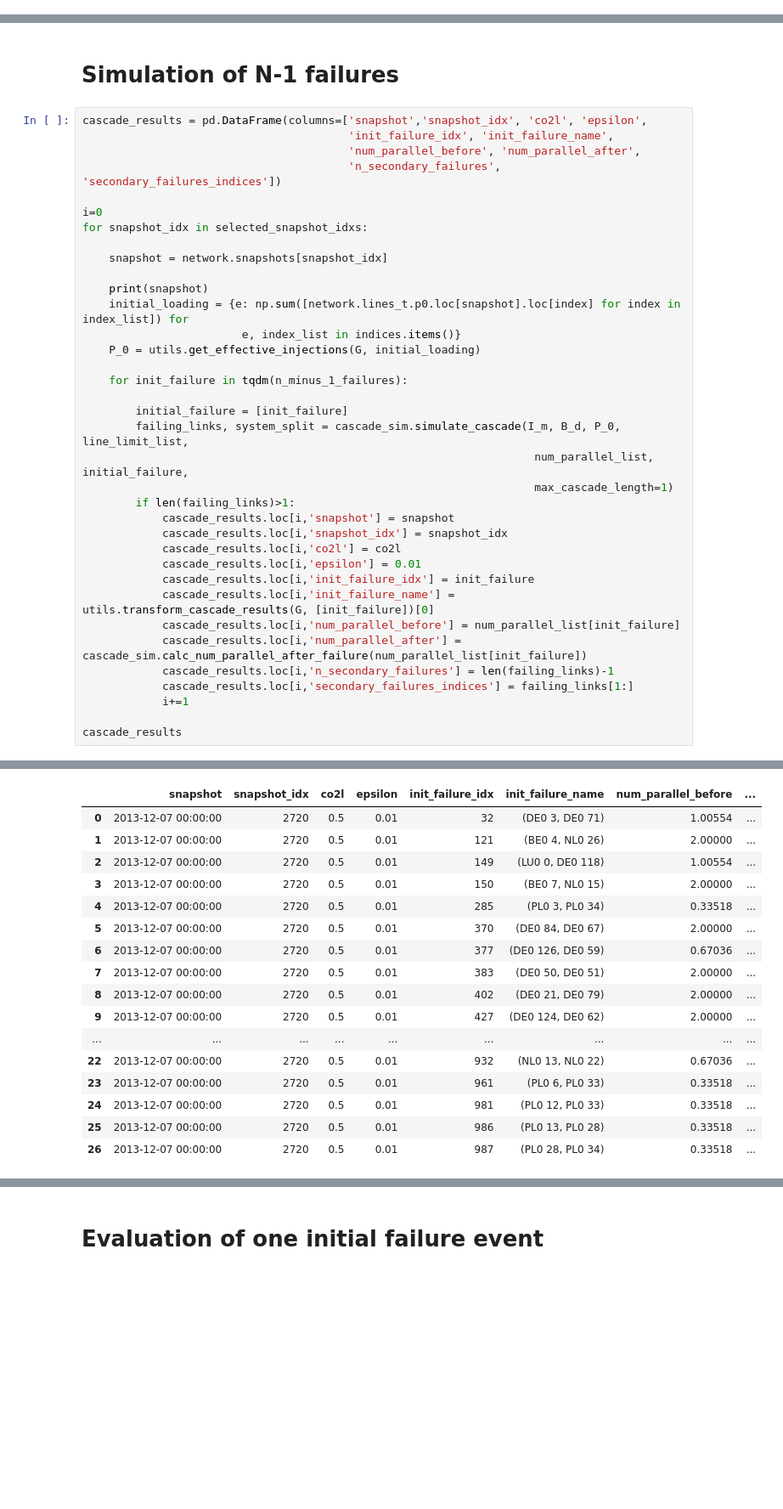
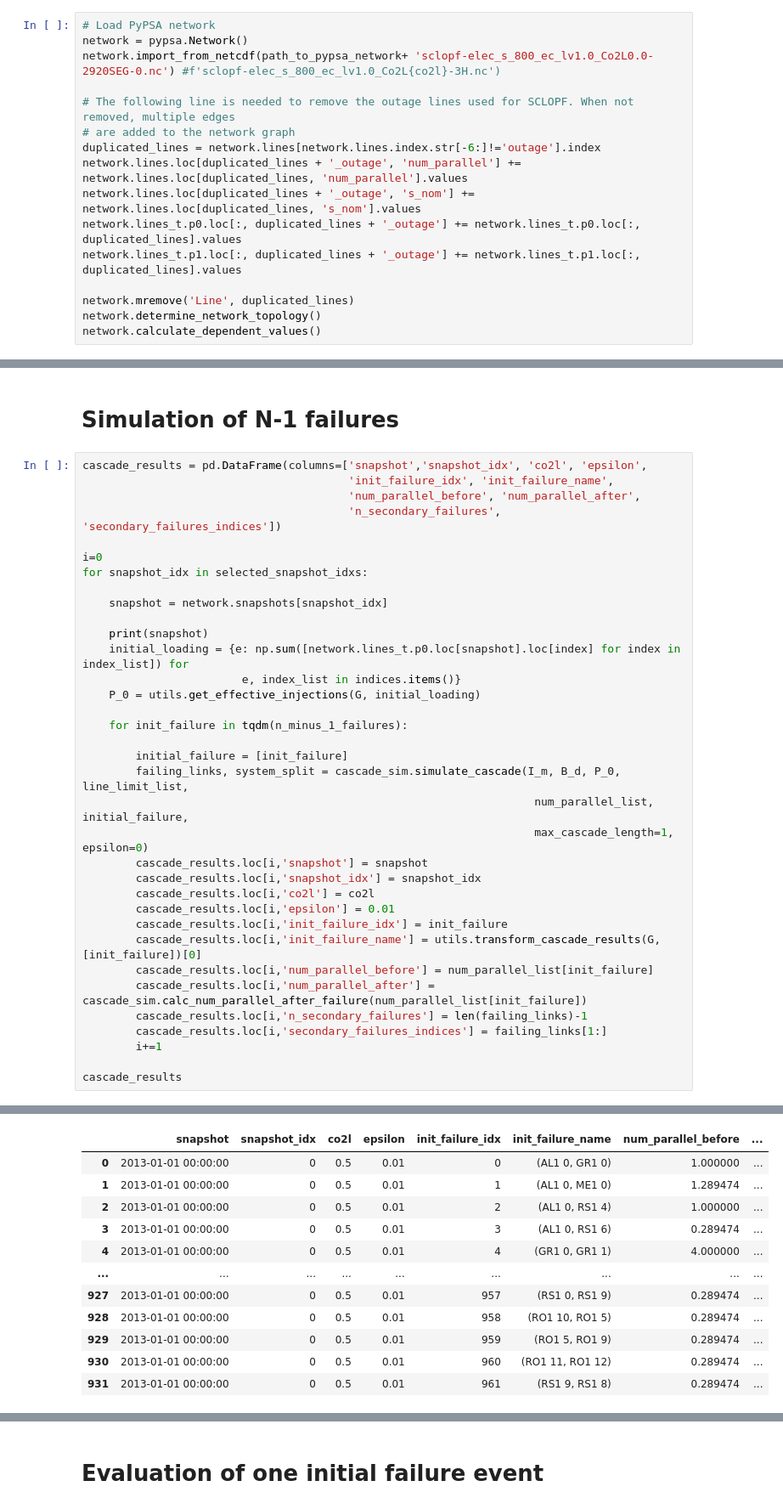
Before and after one commit to maurizio-titz/Power-system-split, a Jupyter notebook: notebooks/n-1_stability.ipynb, the cells around one changed output, grey strips where cells are left out. Shown: that part at 85% size. Saved outputs shown, nothing was run; the diff lists cells and outputs as text; blank space fills up the shorter version.

```diff
--- a/notebooks/n-1_stability.ipynb
+++ b/notebooks/n-1_stability.ipynb
@@ -24,2 +24,18 @@ selected_snapshot_idxs = np.random.randint(0,2920, size=1)
 # %% [markdown]
 # Load PyPSA network and prepare matrices
+# %%
+# Load PyPSA network
+network = pypsa.Network()
+network.import_from_netcdf(path_to_pypsa_network+ 'sclopf-elec_s_800_ec_lv1.0_Co2L0.0-2920SEG-0.nc') #f'sclopf-elec_s_800_ec_lv1.0_Co2L{co2l}-3H.nc')
+
+# The following line is needed to remove the outage lines used for SCLOPF. When not removed, multiple edges
+# are added to the network graph
+duplicated_lines = network.lines[network.lines.index.str[-6:]!='outage'].index
+network.lines.loc[duplicated_lines + '_outage', 'num_parallel'] +=  network.lines.loc[duplicated_lines, 'num_parallel'].values
+network.lines.loc[duplicated_lines + '_outage', 's_nom'] +=  network.lines.loc[duplicated_lines, 's_nom'].values
+network.lines_t.p0.loc[:, duplicated_lines + '_outage'] += network.lines_t.p0.loc[:, duplicated_lines].values
+network.lines_t.p1.loc[:, duplicated_lines + '_outage'] += network.lines_t.p1.loc[:, duplicated_lines].values
+
+network.mremove('Line', duplicated_lines)
+network.determine_network_topology()
+network.calculate_dependent_values()
@@ -99,19 +106,18 @@ for snapshot_idx in selected_snapshot_idxs:
         initial_failure = [init_failure]
         failing_links, system_split = cascade_sim.simulate_cascade(I_m, B_d, P_0, line_limit_list,
                                                                     num_parallel_list, initial_failure,
-                                                                    max_cascade_length=1)
-        if len(failing_links)>1:
-            cascade_results.loc[i,'snapshot'] = snapshot
-            cascade_results.loc[i,'snapshot_idx'] = snapshot_idx
-            cascade_results.loc[i,'co2l'] = co2l
-            cascade_results.loc[i,'epsilon'] = 0.01
-            cascade_results.loc[i,'init_failure_idx'] = init_failure
-            cascade_results.loc[i,'init_failure_name'] = utils.transform_cascade_results(G, [init_failure])[0]
-            cascade_results.loc[i,'num_parallel_before'] = num_parallel_list[init_failure]
-            cascade_results.loc[i,'num_parallel_after'] = cascade_sim.calc_num_parallel_after_failure(num_parallel_list[init_failure])
-            cascade_results.loc[i,'n_secondary_failures'] = len(failing_links)-1
-            cascade_results.loc[i,'secondary_failures_indices'] = failing_links[1:]
-            i+=1
+                                                                    max_cascade_length=1, epsilon=0)
+        cascade_results.loc[i,'snapshot'] = snapshot
+        cascade_results.loc[i,'snapshot_idx'] = snapshot_idx
+        cascade_results.loc[i,'co2l'] = co2l
+        cascade_results.loc[i,'epsilon'] = 0.01
+        cascade_results.loc[i,'init_failure_idx'] = init_failure
+        cascade_results.loc[i,'init_failure_name'] = utils.transform_cascade_results(G, [init_failure])[0]
+        cascade_results.loc[i,'num_parallel_before'] = num_parallel_list[init_failure]
+        cascade_results.loc[i,'num_parallel_after'] = cascade_sim.calc_num_parallel_after_failure(num_parallel_list[init_failure])
+        cascade_results.loc[i,'n_secondary_failures'] = len(failing_links)-1
+        cascade_results.loc[i,'secondary_failures_indices'] = failing_links[1:]
+        i+=1
 
 cascade_results
 # %% [output]
@@ -119,17 +125,12 @@ cascade_results
 |  | snapshot | snapshot_idx | co2l | epsilon | init_failure_idx | init_failure_name | num_parallel_before | ... |
-| 0 | 2013-12-07 00:00:00 | 2720 | 0.5 | 0.01 | 32 | (DE0 3, DE0 71) | 1.00554 | ... |
-| 1 | 2013-12-07 00:00:00 | 2720 | 0.5 | 0.01 | 121 | (BE0 4, NL0 26) | 2.00000 | ... |
-| 2 | 2013-12-07 00:00:00 | 2720 | 0.5 | 0.01 | 149 | (LU0 0, DE0 118) | 1.00554 | ... |
-| 3 | 2013-12-07 00:00:00 | 2720 | 0.5 | 0.01 | 150 | (BE0 7, NL0 15) | 2.00000 | ... |
-| 4 | 2013-12-07 00:00:00 | 2720 | 0.5 | 0.01 | 285 | (PL0 3, PL0 34) | 0.33518 | ... |
-| 5 | 2013-12-07 00:00:00 | 2720 | 0.5 | 0.01 | 370 | (DE0 84, DE0 67) | 2.00000 | ... |
-| 6 | 2013-12-07 00:00:00 | 2720 | 0.5 | 0.01 | 377 | (DE0 126, DE0 59) | 0.67036 | ... |
-| 7 | 2013-12-07 00:00:00 | 2720 | 0.5 | 0.01 | 383 | (DE0 50, DE0 51) | 2.00000 | ... |
-| 8 | 2013-12-07 00:00:00 | 2720 | 0.5 | 0.01 | 402 | (DE0 21, DE0 79) | 2.00000 | ... |
-| 9 | 2013-12-07 00:00:00 | 2720 | 0.5 | 0.01 | 427 | (DE0 124, DE0 62) | 2.00000 | ... |
+| 0 | 2013-01-01 00:00:00 | 0 | 0.5 | 0.01 | 0 | (AL1 0, GR1 0) | 1.000000 | ... |
+| 1 | 2013-01-01 00:00:00 | 0 | 0.5 | 0.01 | 1 | (AL1 0, ME1 0) | 1.289474 | ... |
+| 2 | 2013-01-01 00:00:00 | 0 | 0.5 | 0.01 | 2 | (AL1 0, RS1 4) | 1.000000 | ... |
+| 3 | 2013-01-01 00:00:00 | 0 | 0.5 | 0.01 | 3 | (AL1 0, RS1 6) | 0.289474 | ... |
+| 4 | 2013-01-01 00:00:00 | 0 | 0.5 | 0.01 | 4 | (GR1 0, GR1 1) | 4.000000 | ... |
 | ... | ... | ... | ... | ... | ... | ... | ... | ... |
-| 22 | 2013-12-07 00:00:00 | 2720 | 0.5 | 0.01 | 932 | (NL0 13, NL0 22) | 0.67036 | ... |
-| 23 | 2013-12-07 00:00:00 | 2720 | 0.5 | 0.01 | 961 | (PL0 6, PL0 33) | 0.33518 | ... |
-| 24 | 2013-12-07 00:00:00 | 2720 | 0.5 | 0.01 | 981 | (PL0 12, PL0 33) | 0.33518 | ... |
-| 25 | 2013-12-07 00:00:00 | 2720 | 0.5 | 0.01 | 986 | (PL0 13, PL0 28) | 0.33518 | ... |
-| 26 | 2013-12-07 00:00:00 | 2720 | 0.5 | 0.01 | 987 | (PL0 28, PL0 34) | 0.33518 | ... |
+| 927 | 2013-01-01 00:00:00 | 0 | 0.5 | 0.01 | 957 | (RS1 0, RS1 9) | 0.289474 | ... |
+| 928 | 2013-01-01 00:00:00 | 0 | 0.5 | 0.01 | 958 | (RO1 10, RO1 5) | 0.289474 | ... |
+| 929 | 2013-01-01 00:00:00 | 0 | 0.5 | 0.01 | 959 | (RO1 5, RO1 9) | 0.289474 | ... |
+| 930 | 2013-01-01 00:00:00 | 0 | 0.5 | 0.01 | 960 | (RO1 11, RO1 12) | 0.289474 | ... |
+| 931 | 2013-01-01 00:00:00 | 0 | 0.5 | 0.01 | 961 | (RS1 9, RS1 8) | 0.289474 | ... |
```
Also changed, not shown: parts of 27 cells of this notebook, 1 other file.
